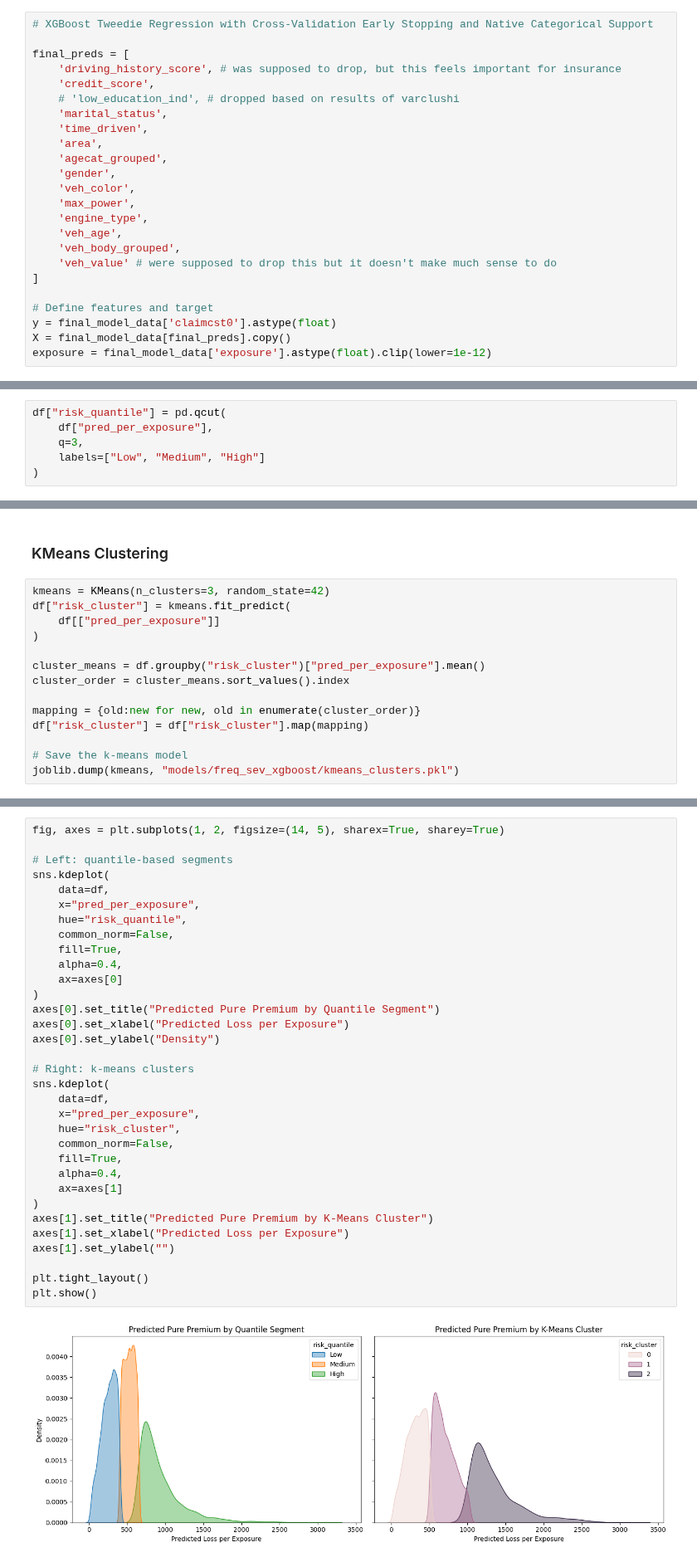
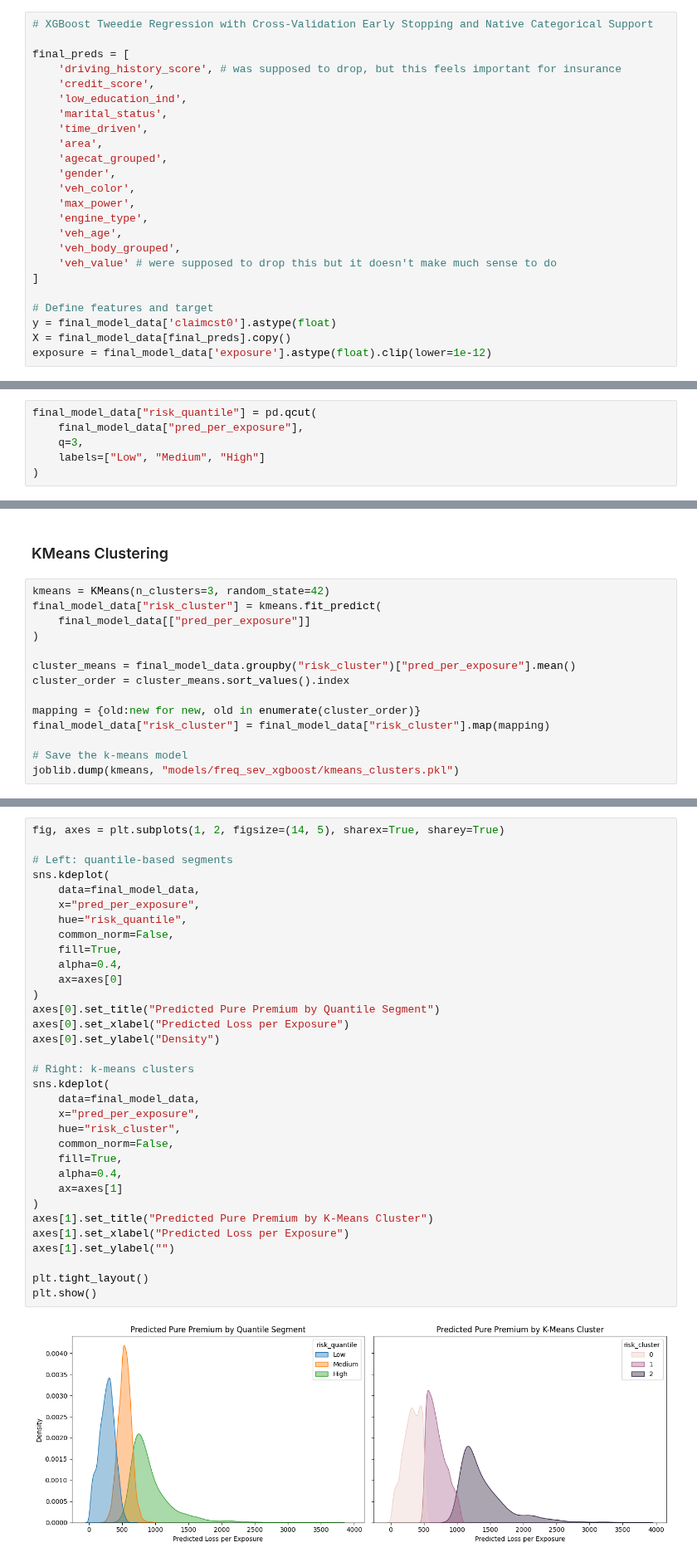
Before and after one commit to adervesh03/Hawkeye-Datathon-2025, a Jupyter notebook: backend/TEMP_model_implementation.ipynb, the cells around one changed output, grey strips where cells are left out. Shown at 83% size. Cells and saved outputs as stored; diff of their text form.

Commit message:
model work

```diff
--- a/backend/TEMP_model_implementation.ipynb
+++ b/backend/TEMP_model_implementation.ipynb
@@ -398,7 +398,7 @@ Training RMSE: 1411.0192
 final_preds = [
     'driving_history_score', # was supposed to drop, but this feels important for insurance
     'credit_score',
-    # 'low_education_ind', # dropped based on results of varclushi
+    'low_education_ind',
     'marital_status',
     'time_driven',
     'area',
@@ -714,8 +750,8 @@ risk = df["pred_per_exposure"]
 # %% [markdown]
 ### Quantiles
 # %%
-df["risk_quantile"] = pd.qcut(
-    df["pred_per_exposure"],
+final_model_data["risk_quantile"] = pd.qcut(
+    final_model_data["pred_per_exposure"],
     q=3,
     labels=["Low", "Medium", "High"]
 )
@@ -740,15 +776,15 @@ with open("../backend/models/freq_sev_xgboost/risk_quantiles.json", 'w') as f:
 ### KMeans Clustering
 # %%
 kmeans = KMeans(n_clusters=3, random_state=42)
-df["risk_cluster"] = kmeans.fit_predict(
-    df[["pred_per_exposure"]]
+final_model_data["risk_cluster"] = kmeans.fit_predict(
+    final_model_data[["pred_per_exposure"]]
 )
 
-cluster_means = df.groupby("risk_cluster")["pred_per_exposure"].mean()
+cluster_means = final_model_data.groupby("risk_cluster")["pred_per_exposure"].mean()
 cluster_order = cluster_means.sort_values().index
 
 mapping = {old:new for new, old in enumerate(cluster_order)}
-df["risk_cluster"] = df["risk_cluster"].map(mapping)
+final_model_data["risk_cluster"] = final_model_data["risk_cluster"].map(mapping)
 
 # Save the k-means model
 joblib.dump(kmeans, "models/freq_sev_xgboost/kmeans_clusters.pkl")
@@ -759,34 +795,34 @@ fig, axes = plt.subplots(1, 2, figsize=(14, 5), sharex=True, sharey=True)
 
 # Left: quantile-based segments
 sns.kdeplot(
-    data=df,
+    data=final_model_data,
     x="pred_per_exposure",
     hue="risk_quantile",
     common_norm=False,
     fill=True,
     alpha=0.4,
     ax=axes[0]
 )
 axes[0].set_title("Predicted Pure Premium by Quantile Segment")
 axes[0].set_xlabel("Predicted Loss per Exposure")
 axes[0].set_ylabel("Density")
 
 # Right: k-means clusters
 sns.kdeplot(
-    data=df,
+    data=final_model_data,
     x="pred_per_exposure",
     hue="risk_cluster",
     common_norm=False,
     fill=True,
     alpha=0.4,
     ax=axes[1]
 )
 axes[1].set_title("Predicted Pure Premium by K-Means Cluster")
 axes[1].set_xlabel("Predicted Loss per Exposure")
 axes[1].set_ylabel("")
 
 plt.tight_layout()
 plt.show()
 # %% [output]
-[figure, old version]
+[figure, new version]
 # %%
```
Also changed, not shown: parts of 12 cells of this notebook, 2 other files.
